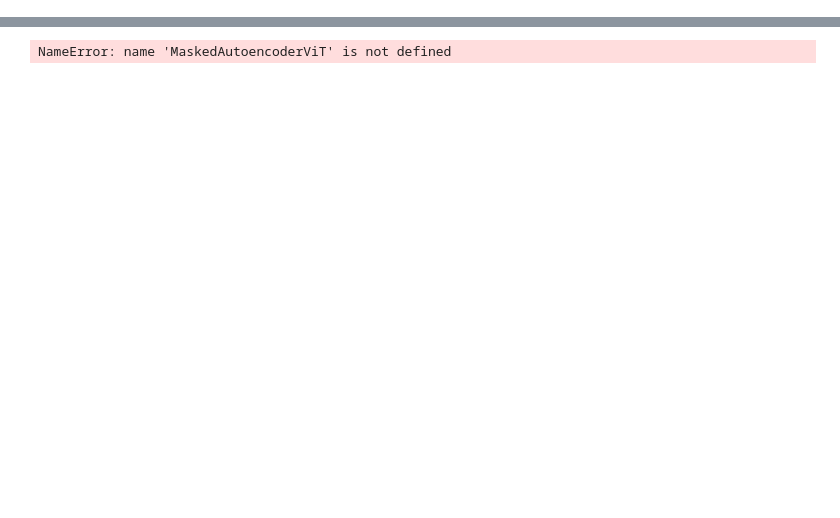
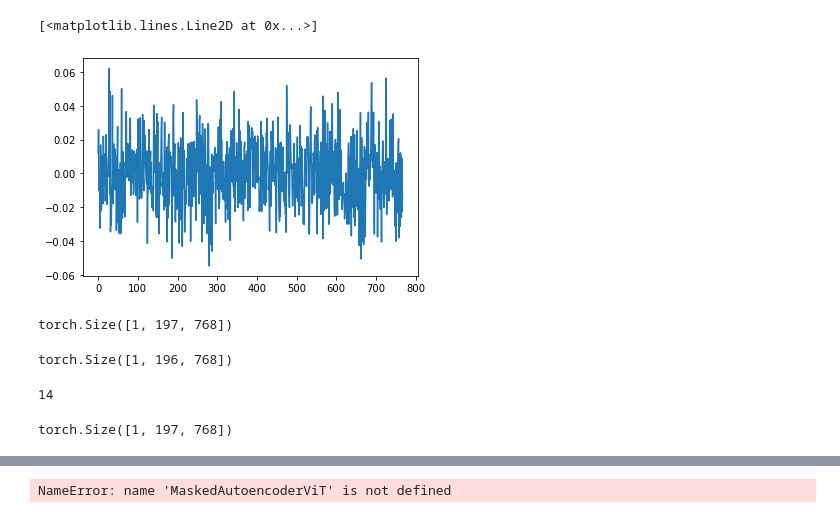
Before and after one commit to resa-git/ADL-MAE, a Jupyter notebook: practise/ours/mae_model.ipynb, the cells around one changed output, grey strips where cells are left out. Saved outputs shown, nothing was run; the diff lists cells and outputs as text; code cells hidden in the pictures; blank space fills up the shorter version.

```diff
--- a/practise/ours/mae_model.ipynb
+++ b/practise/ours/mae_model.ipynb
@@ -38,0 +78,5 @@ class MaskedAutoencoderViT(nn.Module):
+# %%
+plt.plot(test.en_cls_token.squeeze().detach().numpy())
+# %% [output]
+[<matplotlib.lines.Line2D at 0x...>]
+[figure, added]
@@ -38,0 +85,14 @@ class MaskedAutoencoderViT(nn.Module):
+# %%
+test.en_pos_embed.shape
+# %% [output]
+torch.Size([1, 197, 768])
+# %%
+y1 = test.en_patch_embed(x)
+print(y1.shape)
+y1 = y1.detach().numpy()
+# %% [output]
+torch.Size([1, 196, 768])
+# %%
+int(test.en_patch_embed.num_patches**.5)
+# %% [output]
+14
@@ -38,0 +101,6 @@ class MaskedAutoencoderViT(nn.Module):
+# %%
+y20 = get_2d_sincos_pos_embed(test.en_pos_embed.shape[-1], int(test.en_patch_embed.num_patches**.5), cls_token=True)
+y20 = test.en_pos_embed.data.copy_(torch.from_numpy(y20).float().unsqueeze(0))
+y20.shape
+# %% [output]
+torch.Size([1, 197, 768])
```
Also changed, not shown: parts of 12 cells of this notebook, 56 other files.
